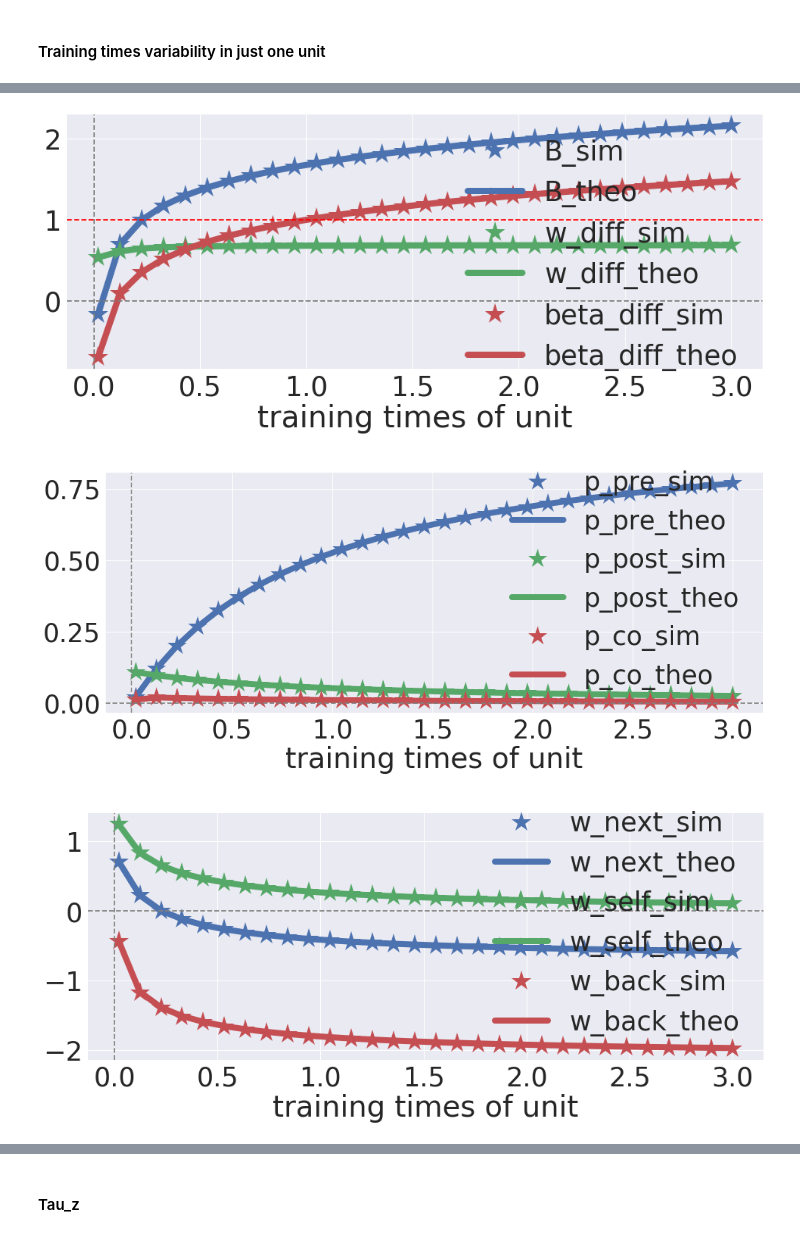
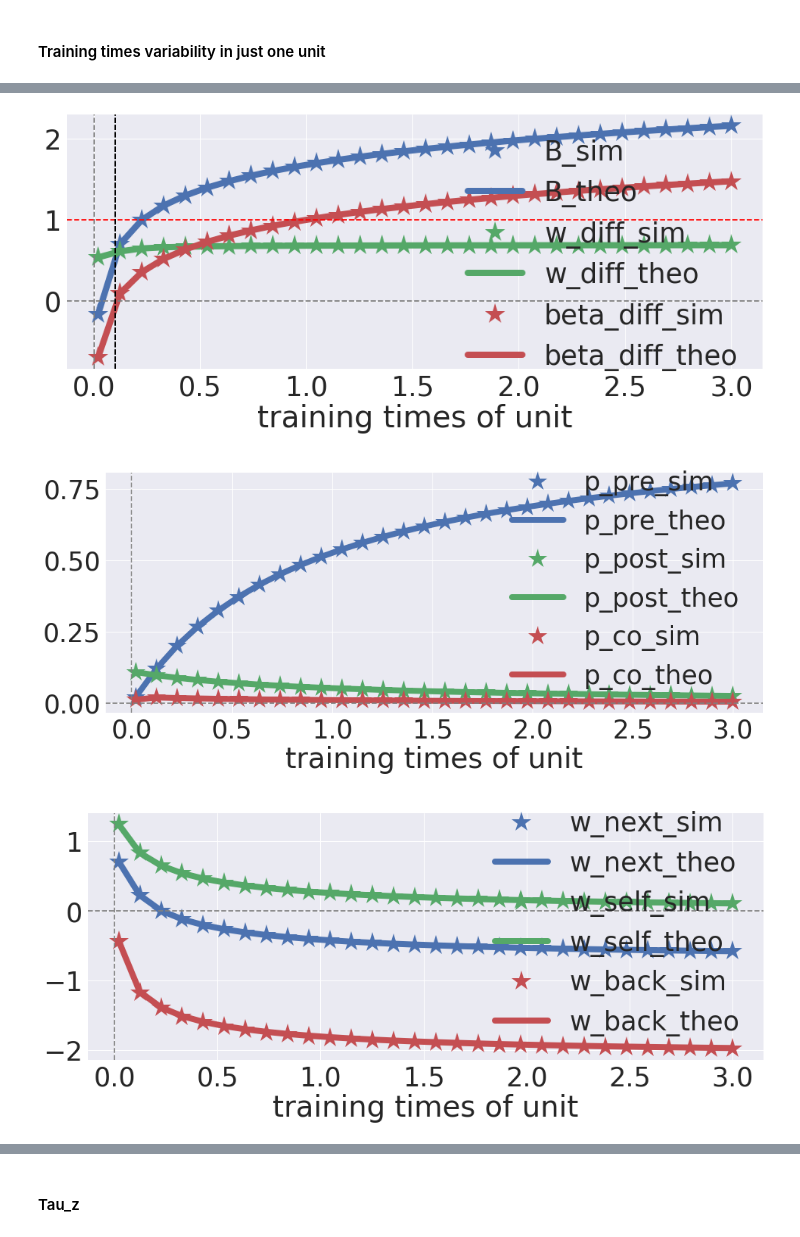
Before and after one commit to h-mayorquin/sequence_learning_paper, a Jupyter notebook: jupyter/2018-08-01(Probabilities and weights dependency on training protocol).ipynb, the cells around one changed output, grey strips where cells are left out. Saved outputs shown, nothing was run; the diff lists cells and outputs as text; code cells hidden in the pictures.

```diff
--- a/jupyter/2018-08-01(Probabilities and weights dependency on training protocol).ipynb
+++ b/jupyter/2018-08-01(Probabilities and weights dependency on training protocol).ipynb
@@ -39,8 +42,6 @@ vmin = -3.0
 # %%
 strict_maximum = True
 
-g_w_ampa = 1.0
-g_w = 0.0
 g_a = 1.0
 g_I = 10.0
 tau_a = 0.250
@@ -55,8 +56,9 @@ minicolumns = 10
 n_patterns = 10
 
 # Training protocol
-training_times = [0.100 for i in range(n_patterns)]
-inter_pulse_intervals = 0.050
+training_times = 0.100
+training_times = [training_times for i in range(n_patterns)]
+inter_pulse_intervals = [0 for i in range(n_patterns)]
 inter_sequence_interval = 0.0
 resting_time = 0.0
 epochs = 1
@@ -67,12 +69,12 @@ values_to_save = ['o']
 
 from_index = 2
 to_index = 3
-training_times[from_index] = 0.100
 
 # Neural Network
 nn = Network(hypercolumns, minicolumns, G=G, tau_s=tau_s, tau_z_pre=tau_z_pre, tau_z_post=tau_z_post,
                  tau_a=tau_a, g_a=g_a, g_I=g_I, sigma_out=sigma_out, epsilon=epsilon, prng=np.random,
                  strict_maximum=strict_maximum, perfect=False, normalized_currents=True)
+
 
 # Build the manager
 manager = NetworkManager(nn=nn, dt=dt, values_to_save=values_to_save)
@@ -415,16 +417,20 @@ Wall time: 13.6 s
 # %%
 values_dictionary = values_dictionary_training_times_diff
 what_to_plot_set = ['B', 'w_diff', 'beta_diff']
 ax = plot_values_from_dictionary(values_dictionary, what_to_plot_set, ax=None)
 ax.axhline(g_a, ls='--', color='red')
+ax.axvline(0.100, ls='--', color='black')
 what_to_plot_set = ['p_pre', 'p_post', 'p_co']
 plot_values_from_dictionary(values_dictionary, what_to_plot_set, ax=None)
+ax.axvline(0.100, ls='--', color='black')
 what_to_plot_set = ['w_next', 'w_self', 'w_back']
 plot_values_from_dictionary(values_dictionary, what_to_plot_set, ax=None)
+ax.axvline(0.100, ls='--', color='black')
 what_to_plot_set = ['w_rest']
-plot_values_from_dictionary(values_dictionary, what_to_plot_set, ax=None);
+plot_values_from_dictionary(values_dictionary, what_to_plot_set, ax=None)
+ax.axvline(0.100, ls='--', color='black');
 # %% [output]
-[figure, old version]
+[figure, new version]
 [figure]
 [figure]
 [figure]
```
Also changed, not shown: parts of 11 cells of this notebook, 5 other files.
